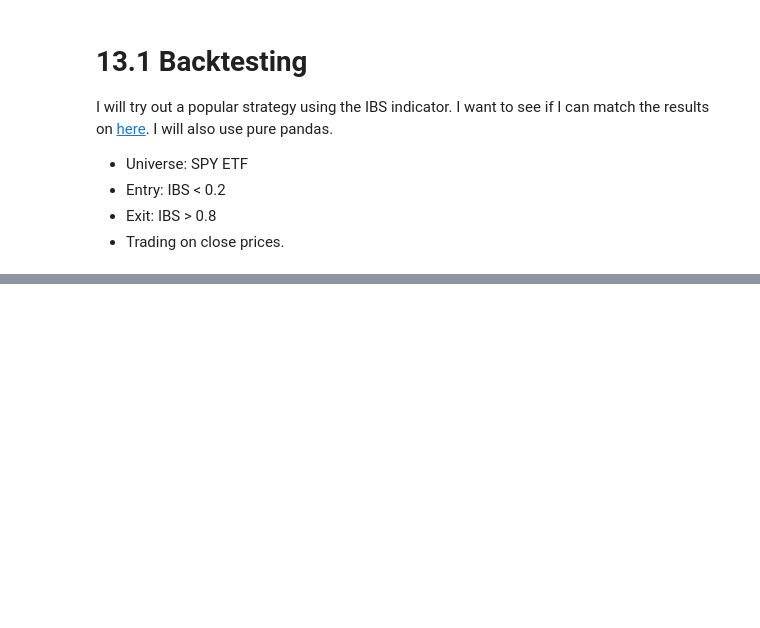
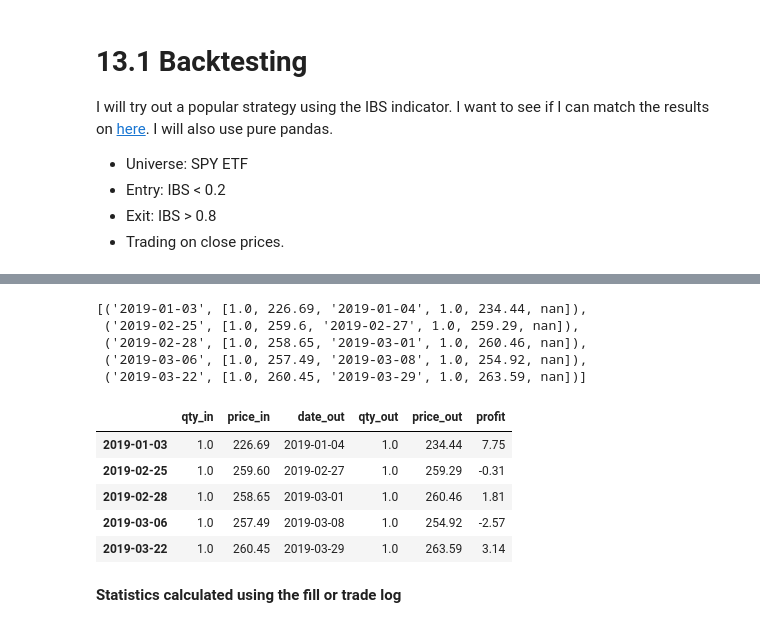
Before and after one commit to shinathan/polygon.io-stock-database, a Jupyter notebook: 13_backtesting.ipynb, the cells around one changed output, grey strips where cells are left out. Cells and saved outputs as stored; diff of their text form; code cells hidden in the pictures; blank space fills up the shorter version.

```diff
--- a/13_backtesting.ipynb
+++ b/13_backtesting.ipynb
@@ -81,0 +174,5 @@ Per-trade statistics
+# %%
+fill_log = daily[['close', 'signal_eod']].copy()
+fill_log['buy_or_sell'] = fill_log['signal_eod'].diff()
+fill_log = fill_log[fill_log['buy_or_sell'] != 0].dropna()
+fill_log = fill_log.drop(columns=['signal_eod'])
@@ -81,0 +190,39 @@ Per-trade statistics
+# %%
+# Let's assume that we just always buy only 1 unit for simplicity. In the 'real backtester' I would calculate the positions by dividing the portfolio balance by the price.
+trades = {} # {date_in: [qty_in, price_in, date_out, qty_out, price_out, profit], ...}
+for day, trade in fill_log.iterrows():
+    datestring = day.to_pydatetime().date().isoformat()
+    price = round(trade['close'], 2)
+    direction = trade['buy_or_sell']
+    quantity = abs(trade['buy_or_sell'])
+    if direction == 1:
+        trades[datestring] = [quantity, price, np.nan, np.nan, np.nan, np.nan]
+    elif direction == -1:
+        # The correct way would be to search for the first trade with the same symbol that has not yet been closed. But then a dictionary won't work. And partial fills will increase the complexity even more...
+        # Here we just take the last trade.
+        trades[list(trades.keys())[-1]][2] = datestring
+        trades[list(trades.keys())[-1]][3] = quantity
+        trades[list(trades.keys())[-1]][4] = price
+# %%
+list(trades.items())[:5]
+# %% [output]
+[('2019-01-03', [1.0, 226.69, '2019-01-04', 1.0, 234.44, nan]),
+ ('2019-02-25', [1.0, 259.6, '2019-02-27', 1.0, 259.29, nan]),
+ ('2019-02-28', [1.0, 258.65, '2019-03-01', 1.0, 260.46, nan]),
+ ('2019-03-06', [1.0, 257.49, '2019-03-08', 1.0, 254.92, nan]),
+ ('2019-03-22', [1.0, 260.45, '2019-03-29', 1.0, 263.59, nan])]
+# %%
+trade_log = pd.DataFrame.from_dict(trades, orient='index', columns=['qty_in', 'price_in', 'date_out', 'qty_out', 'price_out', 'profit'])
+trade_log['profit'] = trade_log['qty_out']*trade_log['price_out'] - trade_log['qty_in']*trade_log['price_in']
+trade_log.dropna(inplace=True)
+# %%
+trade_log.head(5)
+# %% [output]
+|  | qty_in | price_in | date_out | qty_out | price_out | profit |
+| 2019-01-03 | 1.0 | 226.69 | 2019-01-04 | 1.0 | 234.44 | 7.75 |
+| 2019-02-25 | 1.0 | 259.60 | 2019-02-27 | 1.0 | 259.29 | -0.31 |
+| 2019-02-28 | 1.0 | 258.65 | 2019-03-01 | 1.0 | 260.46 | 1.81 |
+| 2019-03-06 | 1.0 | 257.49 | 2019-03-08 | 1.0 | 254.92 | -2.57 |
+| 2019-03-22 | 1.0 | 260.45 | 2019-03-29 | 1.0 | 263.59 | 3.14 |
+# %% [markdown]
+**Statistics calculated using the fill or trade log**
```
Also changed, not shown: parts of 27 cells of this notebook, 1 other file.
